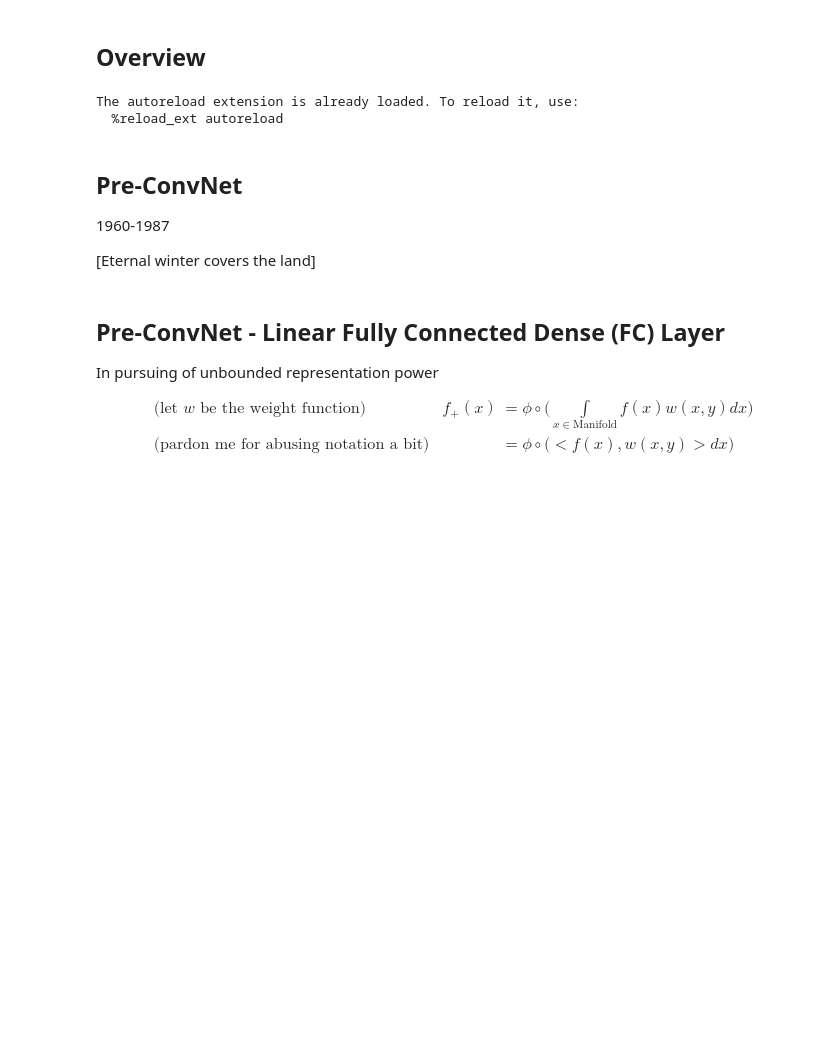
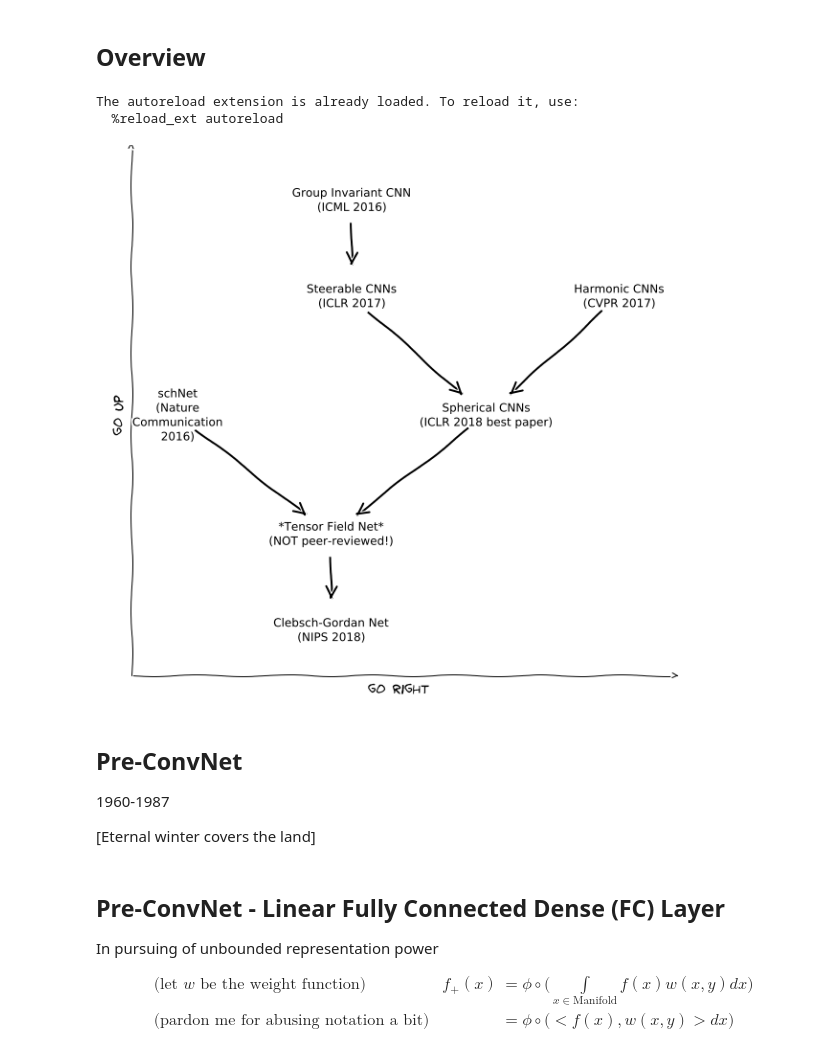
Before and after one commit to tribbloid/convnet-abstraction, a Jupyter notebook: slide/A-overview.ipynb, the cells around one changed output. Drawn from its saved outputs; the diff is of its cells as text; code cells hidden in the pictures; blank space fills up the shorter version.

```diff
--- a/slide/A-overview.ipynb
+++ b/slide/A-overview.ipynb
@@ -30,25 +35,27 @@ plt.rcParams['figure.figsize'] = [10, 10]
 # %%
 
 g = nx.DiGraph(directed=True)
 
-schNet = "schNet\n(Nature Communication 2016)"
+schNet = "schNet\n(Nature\nCommunication\n2016)"
 groupInv = "Group Invariant CNN\n(ICML 2016)"
 steerable = "Steerable CNNs\n(ICLR 2017)"
 harmonic = "Harmonic CNNs\n(CVPR 2017)"
 spherical = "Spherical CNNs\n(ICLR 2018 best paper)"
 tensorField = "*Tensor Field Net*\n(NOT peer-reviewed!)"
-clebNet = "Clebsch-Gordan Net\n(NIPS 2018)"
+cgNet = "Clebsch-Gordan Net\n(NIPS 2018)"
 
 g.add_edge(schNet, tensorField)
 g.add_edge(groupInv, steerable)
 g.add_edge(harmonic, spherical)
 g.add_edge(steerable, spherical)
 g.add_edge(spherical, tensorField)
-g.add_edge(tensorField, clebNet)
+g.add_edge(tensorField, cgNet)
 
 drawGraph(g)
 
 plt.show()
+# %% [output]
+[figure, added]
 # %% [markdown]
 ## Pre-ConvNet
 
```
Also changed, not shown: parts of 2 cells of this notebook, 13 other files.
